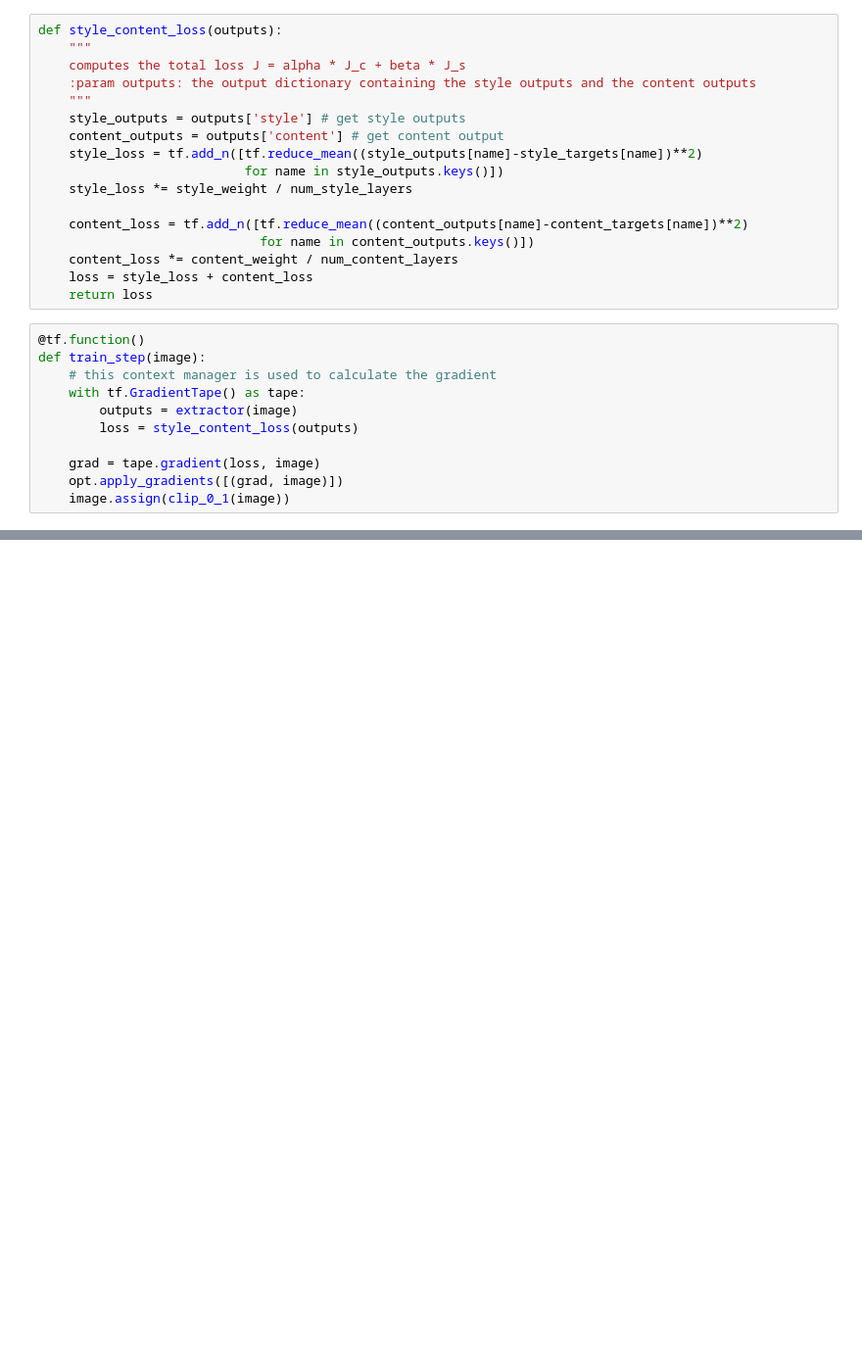
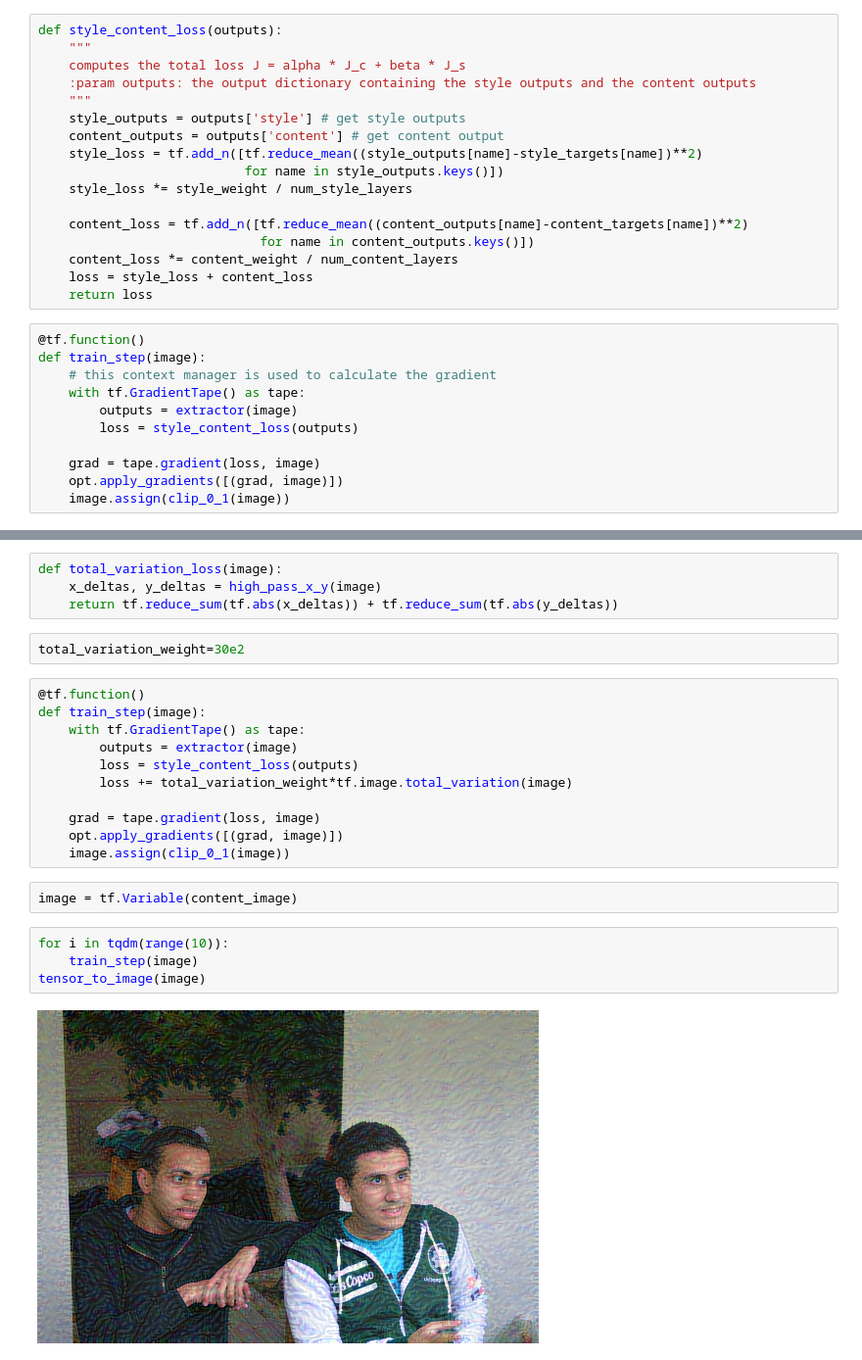
Before and after one commit to mahmoudyusof/neural-style-transfer, a Jupyter notebook: NST.ipynb, the cells around one changed output, grey strips where cells are left out. Shown at 98% size. Drawn from its saved outputs; the diff is of its cells as text; blank space fills up the shorter version.

```diff
--- a/NST.ipynb
+++ b/NST.ipynb
@@ -246,0 +277,25 @@ tensor_to_image(image)
+# %%
+def total_variation_loss(image):
+    x_deltas, y_deltas = high_pass_x_y(image)
+    return tf.reduce_sum(tf.abs(x_deltas)) + tf.reduce_sum(tf.abs(y_deltas))
+# %%
+total_variation_weight=30e2
+# %%
+@tf.function()
+def train_step(image):
+    with tf.GradientTape() as tape:
+        outputs = extractor(image)
+        loss = style_content_loss(outputs)
+        loss += total_variation_weight*tf.image.total_variation(image)
+
+    grad = tape.gradient(loss, image)
+    opt.apply_gradients([(grad, image)])
+    image.assign(clip_0_1(image))
+# %%
+image = tf.Variable(content_image)
+# %%
+for i in tqdm(range(10)):
+    train_step(image)
+tensor_to_image(image)
+# %% [output]
+[figure, added]
```
Also changed, not shown: parts of 11 cells of this notebook, 3 other files.
